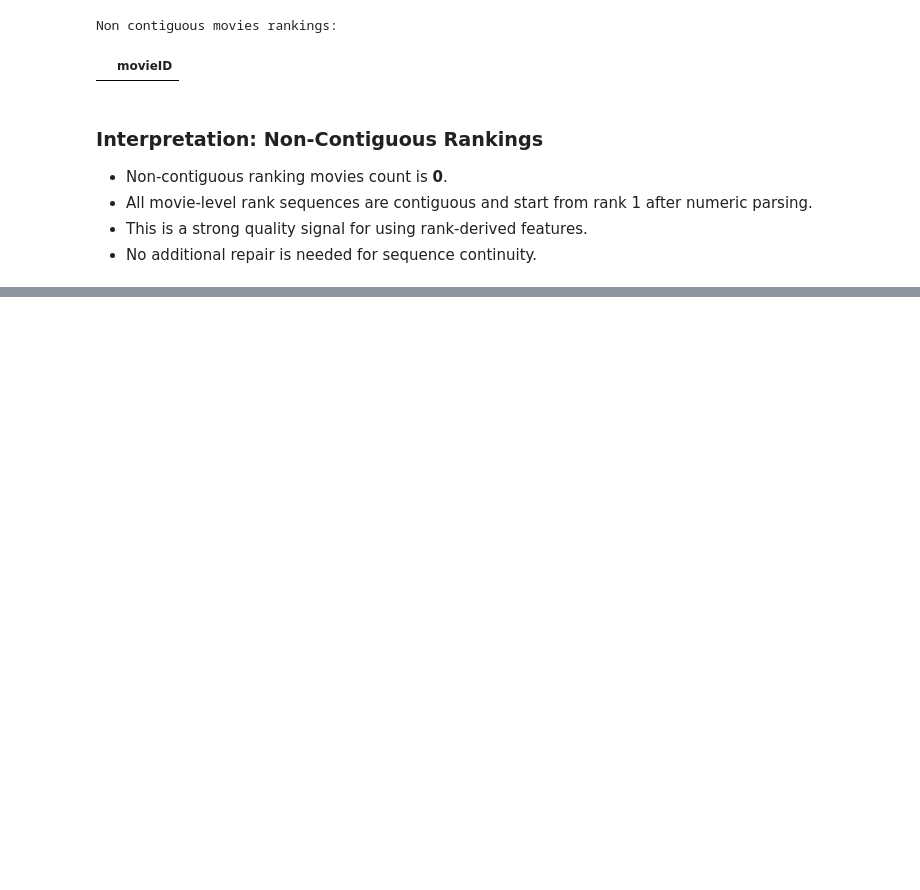
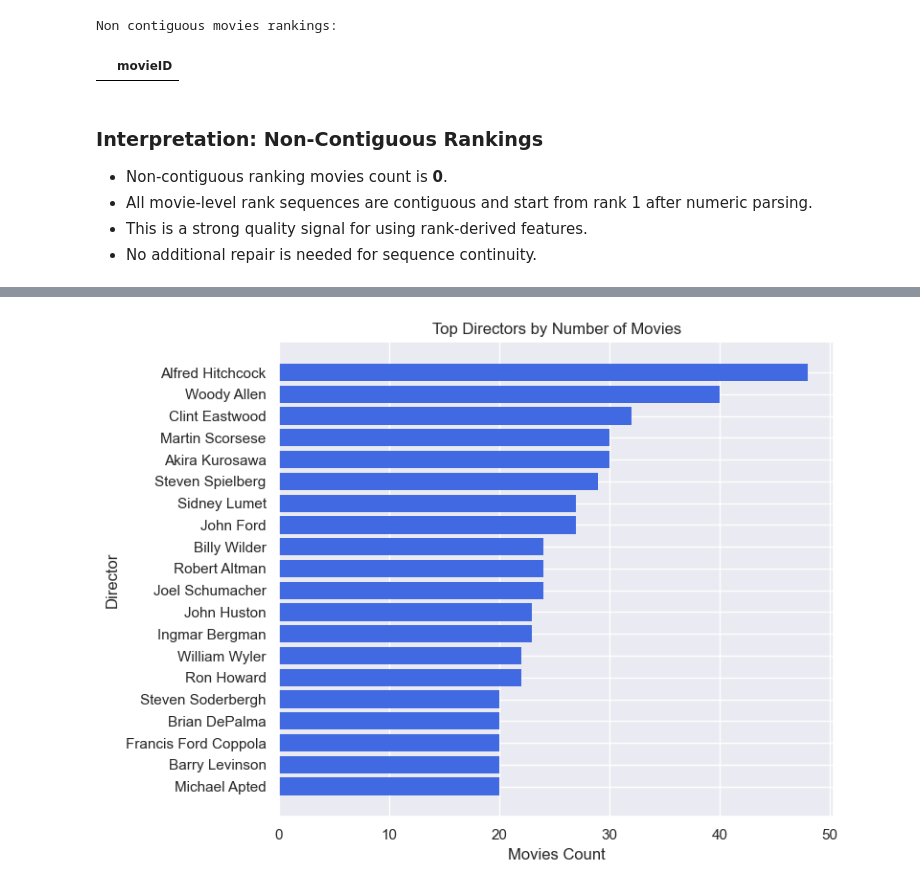
Before and after one commit to Mateusz1645/explainable-recsys, a Jupyter notebook: notebooks/01_eda.ipynb, the cells around one changed output, grey strips where cells are left out. Drawn from its saved outputs; the diff is of its cells as text; code cells hidden in the pictures; blank space fills up the shorter version.

```diff
--- a/notebooks/01_eda.ipynb
+++ b/notebooks/01_eda.ipynb
@@ -443,0 +729,8 @@ Non contiguous movies rankings:
+# %%
+movies_per_director = movies_per_director_report(movie_directors_df)
+
+print("Movies per director summary:")
+display(movies_per_director["summary"])
+
+print("Top directors by movie count:")
+display(movies_per_director["top_directors"])
@@ -443,0 +766,13 @@ Non contiguous movies rankings:
+# %%
+TOP_DIRECTORS_PLOT_N = 20
+
+plot_df = movies_per_director["top_directors"].head(TOP_DIRECTORS_PLOT_N).sort_values("movies_per_director")
+plt.figure(figsize=(8, 6))
+plt.barh(plot_df["directorName"], plot_df["movies_per_director"], color=PRIMARY_COLOR)
+plt.title("Top Directors by Number of Movies")
+plt.xlabel("Movies Count")
+plt.ylabel("Director")
+plt.tight_layout()
+plt.show()
+# %% [output]
+[figure, added]
```
Also changed, not shown: parts of 42 cells of this notebook, 4 other files.
